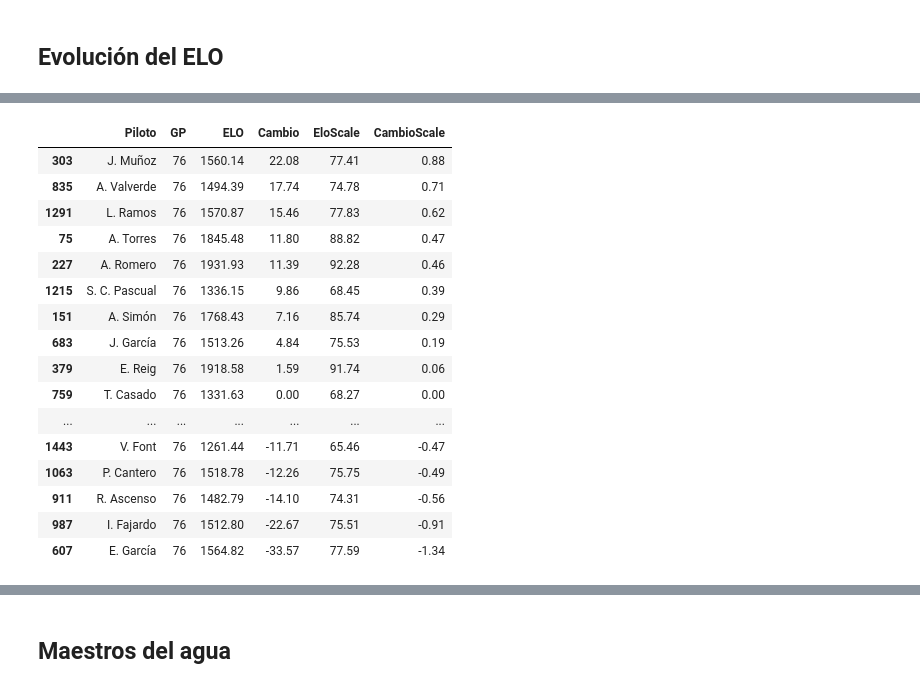
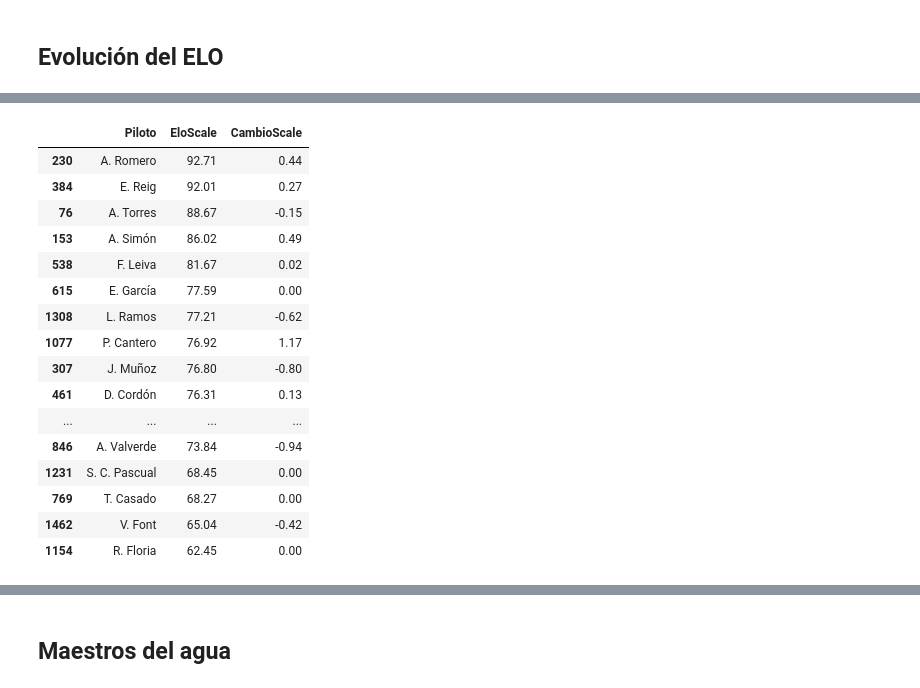
Before and after one commit to adriantorres7/FormulaSpain, a Jupyter notebook: notebooks/puntuacionElo.ipynb, the cells around one changed output, grey strips where cells are left out. Drawn from its saved outputs; the diff is of its cells as text; code cells hidden in the pictures.

```diff
--- a/notebooks/puntuacionElo.ipynb
+++ b/notebooks/puntuacionElo.ipynb
@@ -287,6 +288,3 @@ chart_final
 [interactive output not drawn]
 # %%
 # chart_final.save('eloTemporada34.html')
-# %%
-dataframeElos['Cambio'] = dataframeElos.groupby('Piloto')['ELO'].diff()
-dataframeElos[dataframeElos['GP']==76].sort_values(by='ELO', ascending=False).round(2)
@@ -312,6 +292,12 @@ dataframeElos[dataframeElos['GP']==76].sort_values(by='ELO', ascending=False).ro
 mid = 75
 var = 25
 dataframeElos['EloScale']=mid+(dataframeElos['ELO']-1500)/var
+dataframeElos['CambioScale'] = dataframeElos.groupby('Piloto')['EloScale'].diff()
+dataframeElos['Previo'] = dataframeElos['EloScale']-dataframeElos['CambioScale']
+cambio = dataframeElos[dataframeElos['GP']==77].sort_values(by='EloScale', ascending=False).round(2)
+cambio['CambioScale_str'] = cambio['CambioScale'].apply(
+    lambda x: f"+{x:.2}" if x >= 0 else f"{x:.2}"
+)
 # %%
 selector = alt.selection_point(fields=['Piloto'], bind='legend', toggle='true')
 
@@ -364,23 +350,24 @@ chart_final
 # %%
 chart_final.save('eloTemporadasEscala100.html')
 # %%
-dataframeElos['CambioScale'] = dataframeElos.groupby('Piloto')['EloScale'].diff()
-dataframeElos[dataframeElos['GP']==76].sort_values(by='CambioScale', ascending=False).round(2)
+orden=cambio['Piloto']
-# %% [output]
-|  | Piloto | GP | ELO | Cambio | EloScale | CambioScale |
-| 303 | J. Muñoz | 76 | 1560.14 | 22.08 | 77.41 | 0.88 |
-| 835 | A. Valverde | 76 | 1494.39 | 17.74 | 74.78 | 0.71 |
-| 1291 | L. Ramos | 76 | 1570.87 | 15.46 | 77.83 | 0.62 |
-| 75 | A. Torres | 76 | 1845.48 | 11.80 | 88.82 | 0.47 |
-| 227 | A. Romero | 76 | 1931.93 | 11.39 | 92.28 | 0.46 |
-| 1215 | S. C. Pascual | 76 | 1336.15 | 9.86 | 68.45 | 0.39 |
-| 151 | A. Simón | 76 | 1768.43 | 7.16 | 85.74 | 0.29 |
-| 683 | J. García | 76 | 1513.26 | 4.84 | 75.53 | 0.19 |
-| 379 | E. Reig | 76 | 1918.58 | 1.59 | 91.74 | 0.06 |
-| 759 | T. Casado | 76 | 1331.63 | 0.00 | 68.27 | 0.00 |
-| ... | ... | ... | ... | ... | ... | ... |
-| 1443 | V. Font | 76 | 1261.44 | -11.71 | 65.46 | -0.47 |
-| 1063 | P. Cantero | 76 | 1518.78 | -12.26 | 75.75 | -0.49 |
-| 911 | R. Ascenso | 76 | 1482.79 | -14.10 | 74.31 | -0.56 |
-| 987 | I. Fajardo | 76 | 1512.80 | -22.67 | 75.51 | -0.91 |
-| 607 | E. García | 76 | 1564.82 | -33.57 | 77.59 | -1.34 |
+# %%
+cambio[['Piloto', 'EloScale', 'CambioScale']]
+# %% [output]
+|  | Piloto | EloScale | CambioScale |
+| 230 | A. Romero | 92.71 | 0.44 |
+| 384 | E. Reig | 92.01 | 0.27 |
+| 76 | A. Torres | 88.67 | -0.15 |
+| 153 | A. Simón | 86.02 | 0.49 |
+| 538 | F. Leiva | 81.67 | 0.02 |
+| 615 | E. García | 77.59 | 0.00 |
+| 1308 | L. Ramos | 77.21 | -0.62 |
+| 1077 | P. Cantero | 76.92 | 1.17 |
+| 307 | J. Muñoz | 76.80 | -0.80 |
+| 461 | D. Cordón | 76.31 | 0.13 |
+| ... | ... | ... | ... |
+| 846 | A. Valverde | 73.84 | -0.94 |
+| 1231 | S. C. Pascual | 68.45 | 0.00 |
+| 769 | T. Casado | 68.27 | 0.00 |
+| 1462 | V. Font | 65.04 | -0.42 |
+| 1154 | R. Floria | 62.45 | 0.00 |
```
Also changed, not shown: parts of 8 cells of this notebook.
